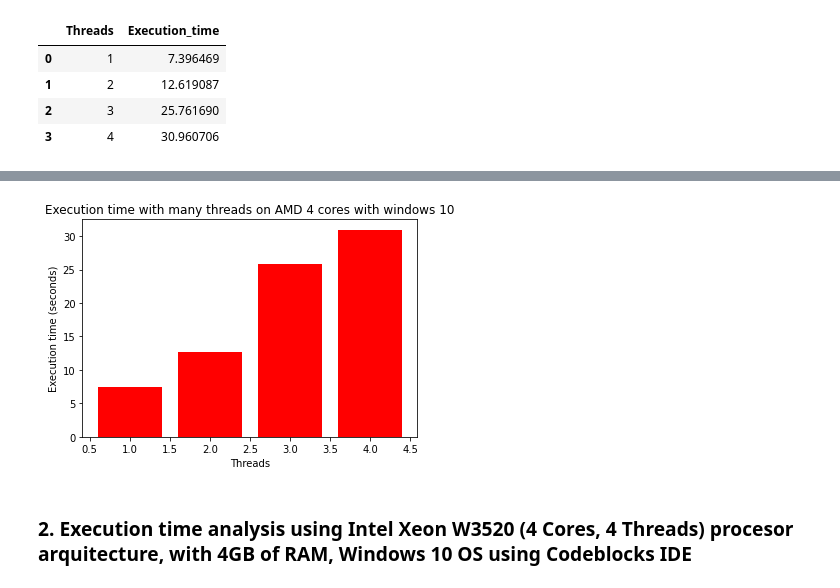
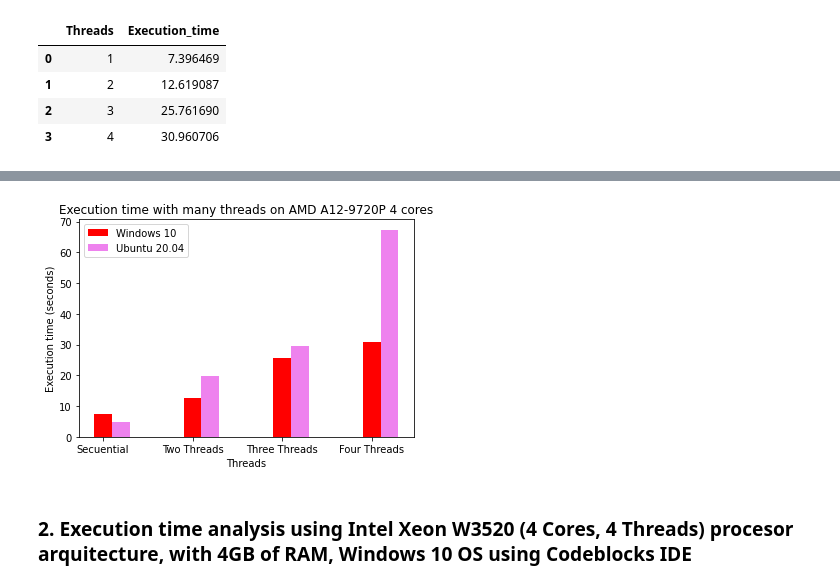
Before and after one commit to jsmontoyaco/Threads-Posix, a Jupyter notebook: Analisis Hilos.ipynb, the cells around one changed output, grey strips where cells are left out. Cells and saved outputs as stored; diff of their text form; code cells hidden in the pictures.

Commit message:
Comparison Plots finished
Finished the threads analysis.

```diff
--- a/Analisis Hilos.ipynb
+++ b/Analisis Hilos.ipynb
@@ -47,3 +84,6 @@ wamdfth
 | 1 | 2 | 12.619087 |
 | 2 | 3 | 25.761690 |
 | 3 | 4 | 30.960706 |
+# %%
+uamdfth = pd.read_csv("pithreaddataAMDU.txt", sep=" ", header=None, names=['Threads', 'Execution_time'])
+uamdfth
@@ -50,11 +96,16 @@ wamdfth
 # %%
-plt.bar(wamdfth['Threads'], wamdfth['Execution_time'], color='Red')
-plt.title('Execution time with many threads on AMD 4 cores with windows 10')
+X = ['Secuential','Two Threads', 'Three Threads', 'Four Threads']
+X_axis = np.arange(len(X))
+plt.bar(X_axis, wamdfth['Execution_time'], 0.2,color='Red', label="Windows 10")
+plt.bar(X_axis+0.2, uamdfth['Execution_time'], 0.2, color='Violet', label='Ubuntu 20.04')
+plt.title('Execution time with many threads on AMD A12-9720P 4 cores')
 plt.xlabel('Threads')
 plt.ylabel('Execution time (seconds)')
+plt.xticks(X_axis, X)
+plt.legend(loc='upper left')
 plt.show()
 # %% [output]
-[figure, old version]
+[figure, new version]
 # %% [markdown]
 ### 2.  Execution time analysis using Intel Xeon W3520 (4 Cores, 4 Threads) procesor arquitecture, with 4GB of RAM, Windows 10 OS using Codeblocks IDE
 # %%
```
Also changed, not shown: parts of 14 cells of this notebook.
